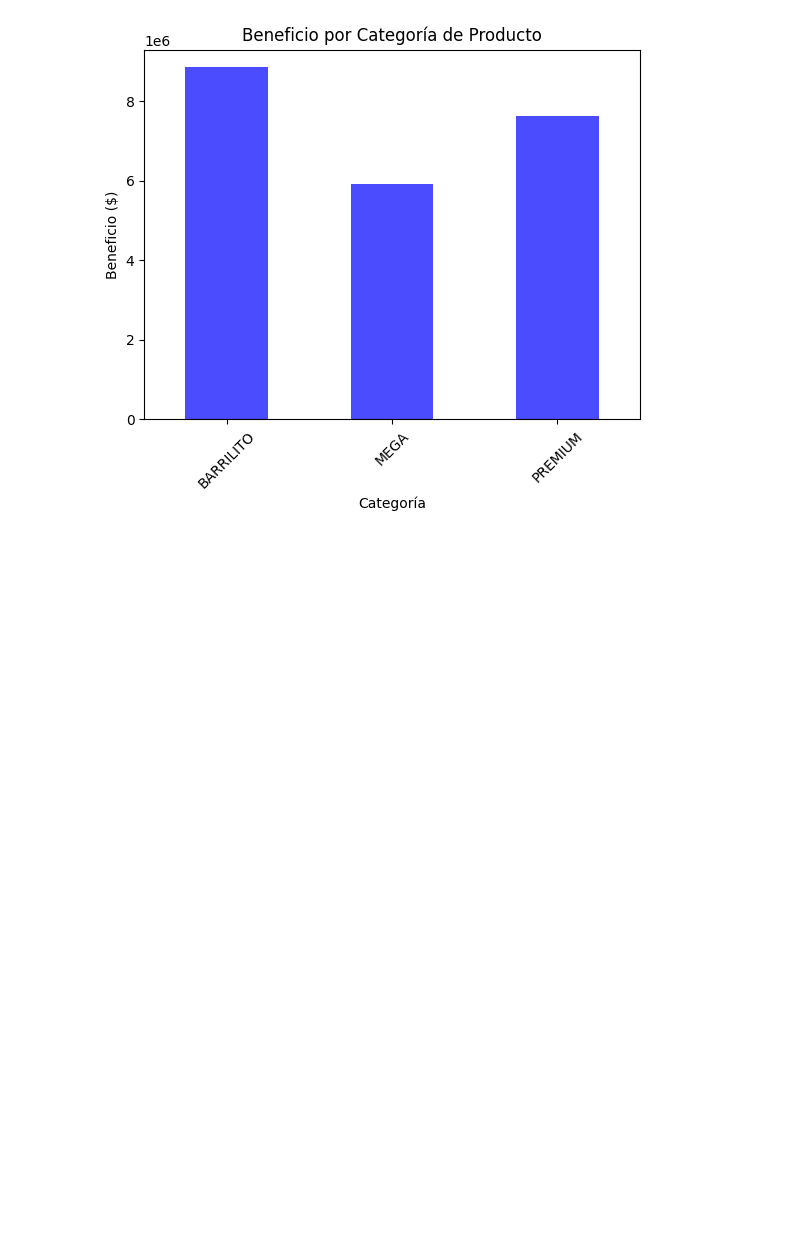
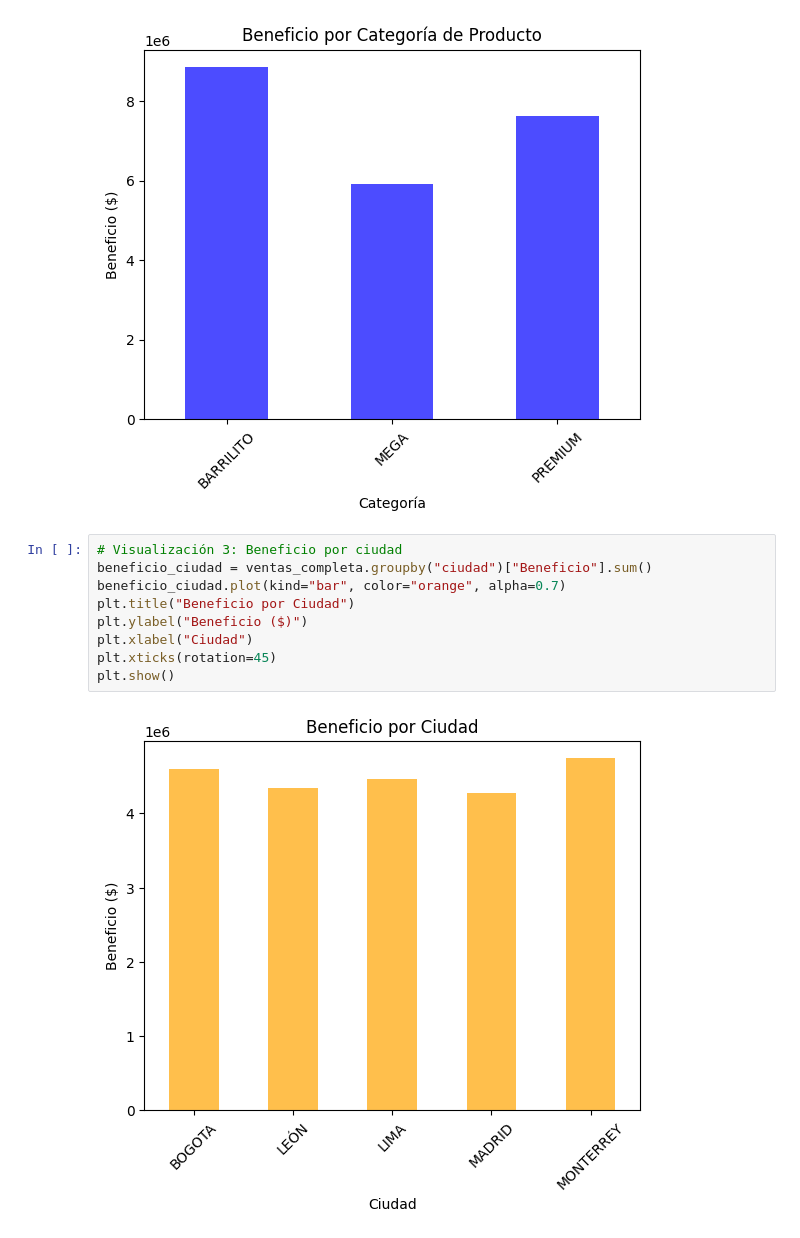
Before and after one commit to Vikorimperator/Retail_Modelo, a Jupyter notebook: 2.visualizacion _beneficios.ipynb, the cells around one changed output. Cells and saved outputs as stored; diff of their text form; blank space fills up the shorter version.

Commit message:
feat: se agregan otras visualizaciones.

```diff
--- a/2.visualizacion _beneficios.ipynb
+++ b/2.visualizacion _beneficios.ipynb
@@ -64,3 +64,14 @@ plt.xticks(rotation=45)
 plt.show()
 # %% [output]
 [figure]
+# %%
+# Visualización 3: Beneficio por ciudad
+beneficio_ciudad = ventas_completa.groupby("ciudad")["Beneficio"].sum()
+beneficio_ciudad.plot(kind="bar", color="orange", alpha=0.7)
+plt.title("Beneficio por Ciudad")
+plt.ylabel("Beneficio ($)")
+plt.xlabel("Ciudad")
+plt.xticks(rotation=45)
+plt.show()
+# %% [output]
+[figure, added]
```
